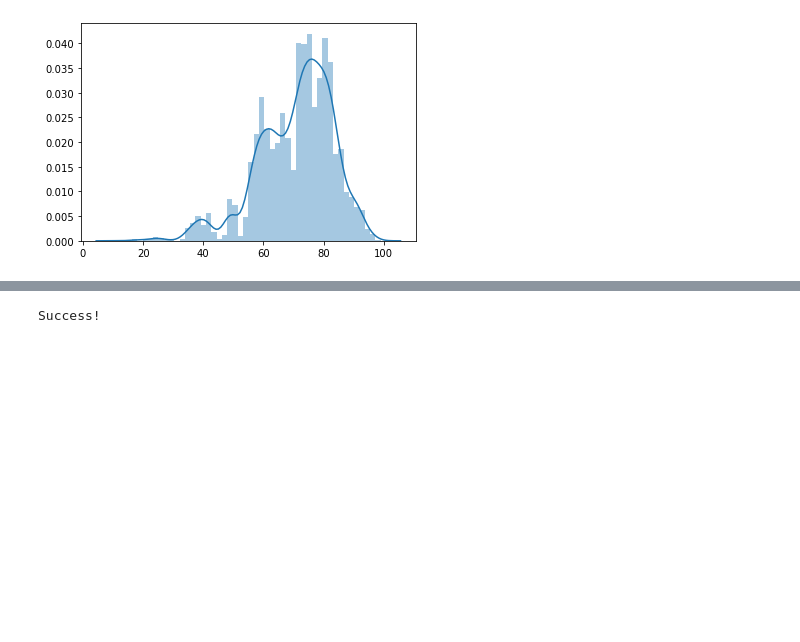
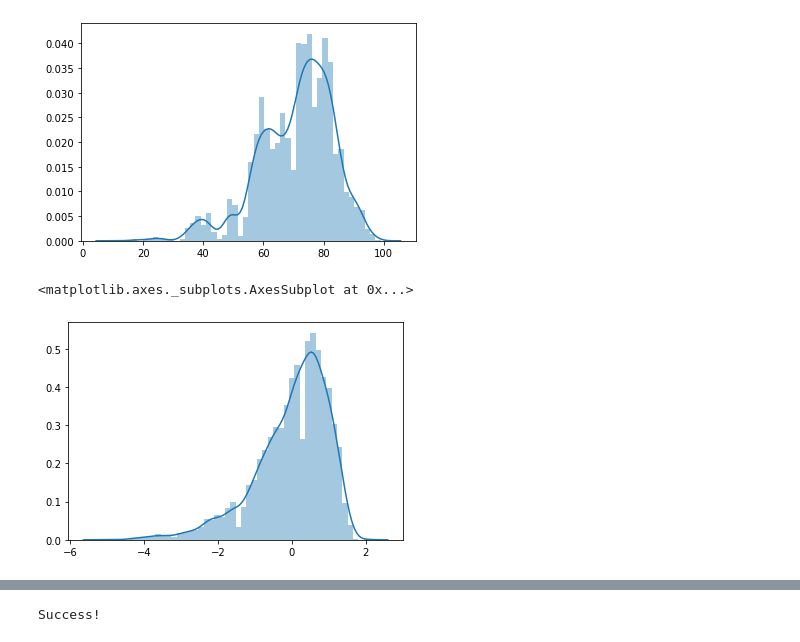
Before and after one commit to TingHsuanYang/cmpe255-spring22-project, a Jupyter notebook: notebooks/dylan-model.ipynb, the cells around one changed output, grey strips where cells are left out. Saved outputs shown, nothing was run; the diff lists cells and outputs as text; code cells hidden in the pictures; blank space fills up the shorter version.

```diff
--- a/notebooks/dylan-model.ipynb
+++ b/notebooks/dylan-model.ipynb
@@ -35,0 +44,5 @@ sns.distplot(model_data[['meta_score']])
+# %%
+sns.distplot(model_data[['user_score']])
+# %% [output]
+<matplotlib.axes._subplots.AxesSubplot at 0x...>
+[figure, added]
```
Also changed, not shown: parts of 9 cells of this notebook.
